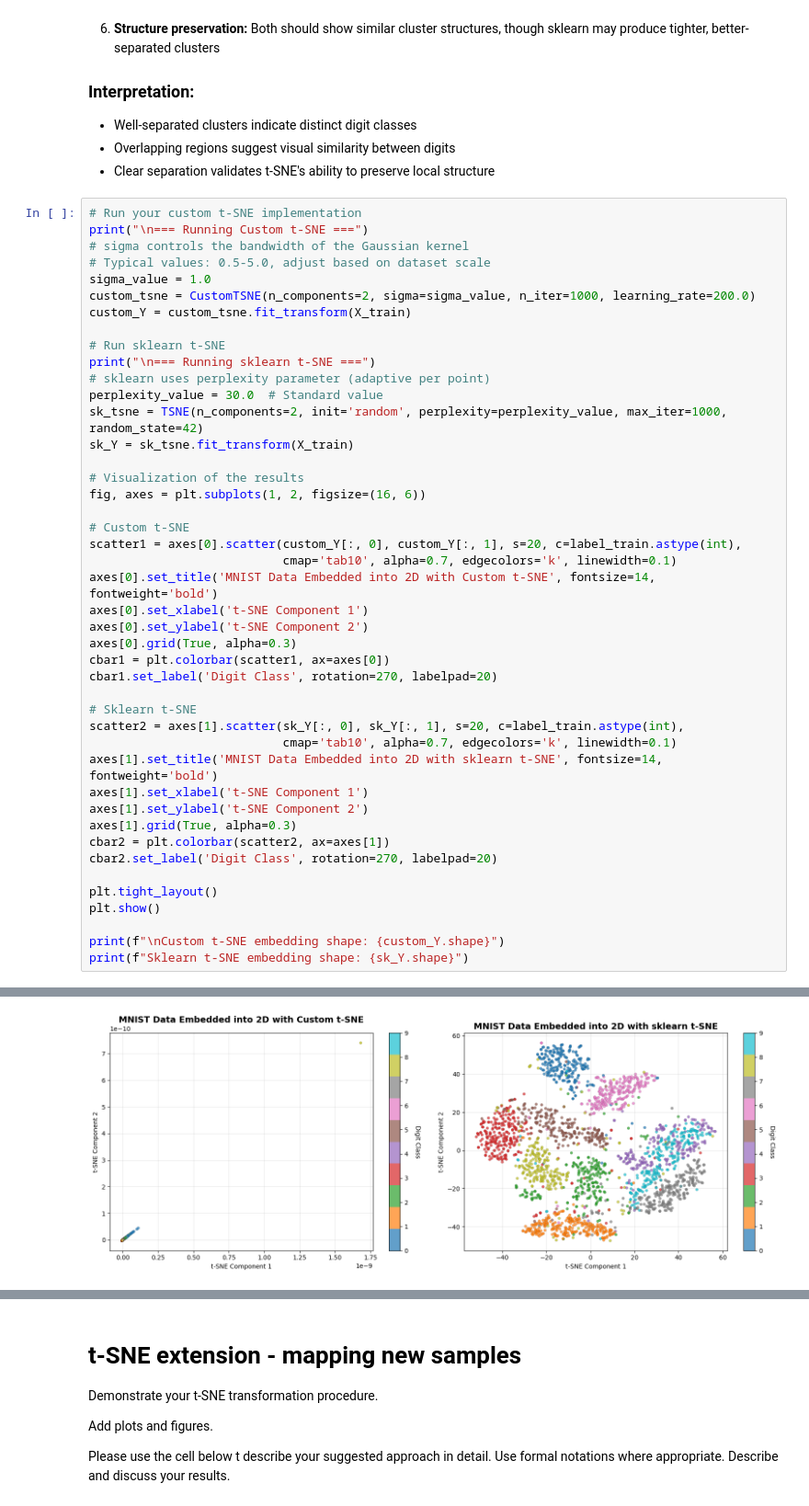
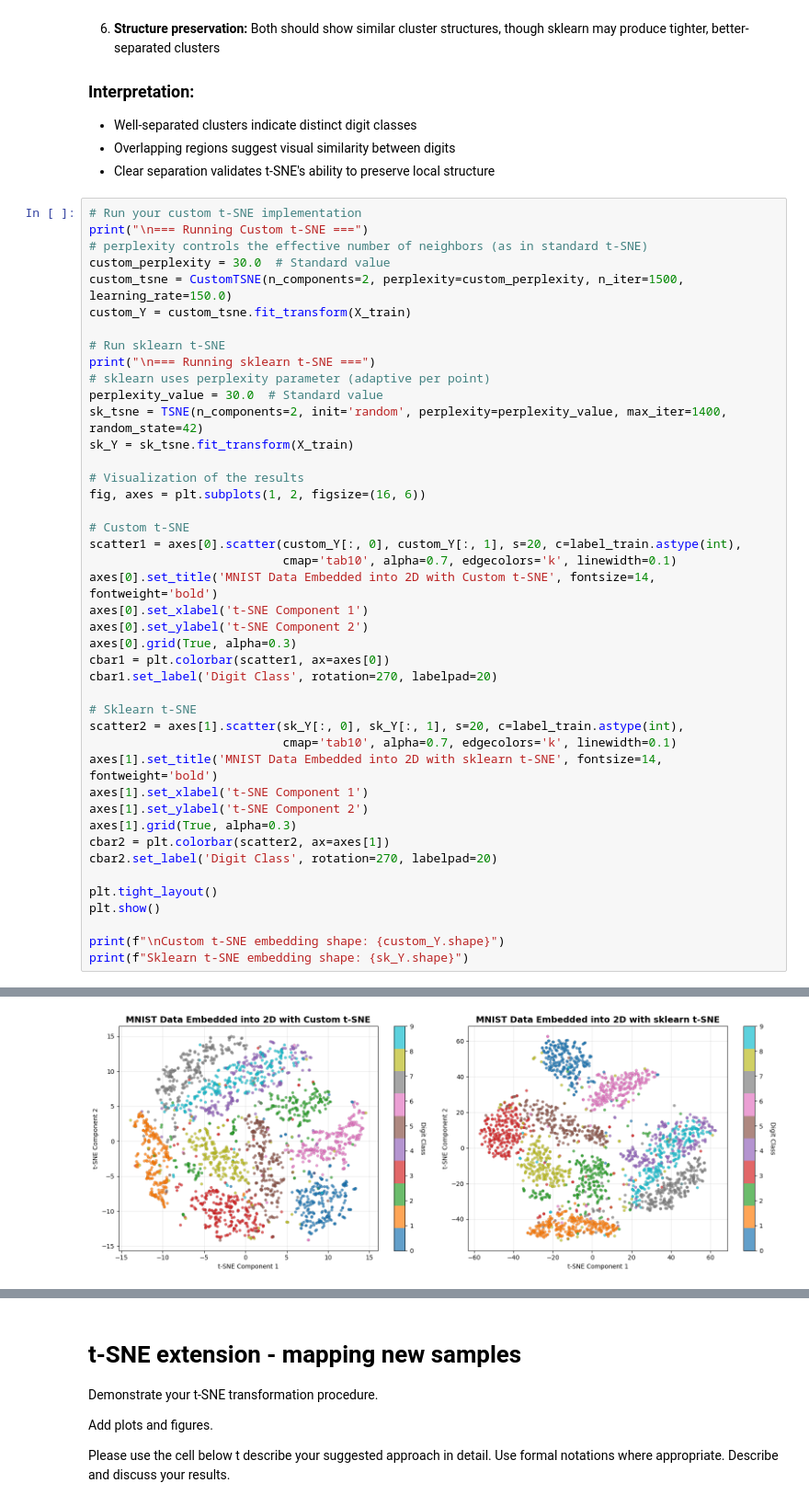
Before and after one commit to Yaligal12/Advanced-Machine-Learning, a Jupyter notebook: HW1.ipynb, the cells around one changed output, grey strips where cells are left out. Shown at 92% size. Saved outputs shown, nothing was run; the diff lists cells and outputs as text.

Commit message:
add perplexity

```diff
--- a/HW1.ipynb
+++ b/HW1.ipynb
@@ -374,17 +401,16 @@ Sklearn uses an optimized implementation with:
 # %%
 # Run your custom t-SNE implementation
 print("\n=== Running Custom t-SNE ===")
-# sigma controls the bandwidth of the Gaussian kernel
-# Typical values: 0.5-5.0, adjust based on dataset scale
-sigma_value = 1.0
-custom_tsne = CustomTSNE(n_components=2, sigma=sigma_value, n_iter=1000, learning_rate=200.0)
+# perplexity controls the effective number of neighbors (as in standard t-SNE)
+custom_perplexity = 30.0  # Standard value
+custom_tsne = CustomTSNE(n_components=2, perplexity=custom_perplexity, n_iter=1500, learning_rate=150.0)
 custom_Y = custom_tsne.fit_transform(X_train)
 
 # Run sklearn t-SNE
 print("\n=== Running sklearn t-SNE ===")
 # sklearn uses perplexity parameter (adaptive per point)
 perplexity_value = 30.0  # Standard value
-sk_tsne = TSNE(n_components=2, init='random', perplexity=perplexity_value, max_iter=1000, random_state=42)
+sk_tsne = TSNE(n_components=2, init='random', perplexity=perplexity_value, max_iter=1400, random_state=42)
 sk_Y = sk_tsne.fit_transform(X_train)
 
 # Visualization of the results
@@ -432,6 +463,6 @@ Iteration 1000/1000, KL divergence: 0.0942
 
 === Running sklearn t-SNE ===
-[figure, old version]
+[figure, new version]
 Custom t-SNE embedding shape: (2400, 2)
 Sklearn t-SNE embedding shape: (2400, 2)
 # %% [markdown]
```
Also changed, not shown: parts of 4 cells of this notebook, 2 other files.
